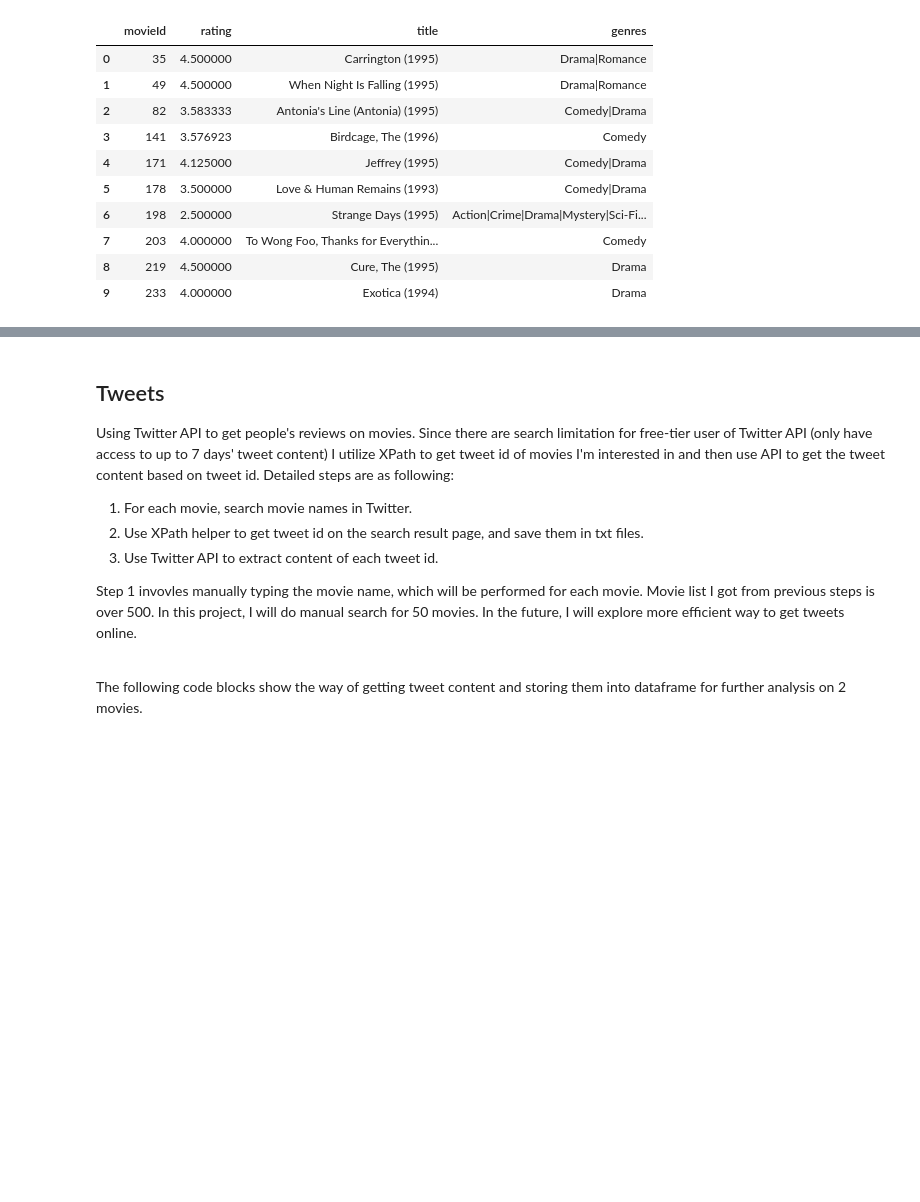
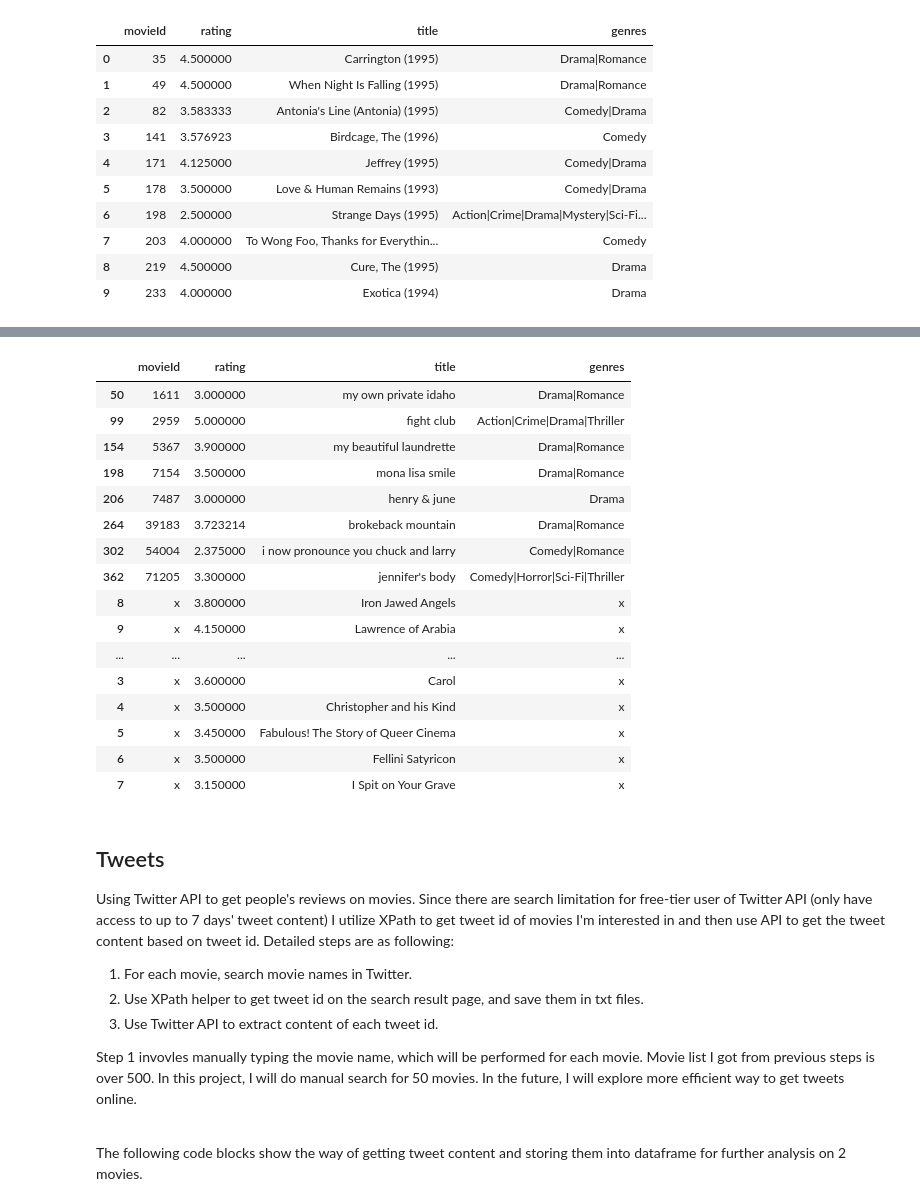
Before and after one commit to sayaaoi/Open.Data.Mashups.Project, a Jupyter notebook: Reproducible Data Compilation.ipynb, the cells around one changed output, grey strips where cells are left out. Cells and saved outputs as stored; diff of their text form; code cells hidden in the pictures; blank space fills up the shorter version.

Commit message:
average moving rating for selected movies

```diff
--- a/Reproducible Data Compilation.ipynb
+++ b/Reproducible Data Compilation.ipynb
@@ -400,0 +429,2 @@ moviename_rating.head(10)
+# %%
+moviename_rating['title'] = moviename_rating['title'].apply(lambda title:title[:-7].lower())
@@ -400,0 +434,9 @@ moviename_rating.head(10)
+# %%
+nameList = ['Anatomy of Hell','being julia', 'brokeback mountain','call me by your name','Carol','Christopher and his Kind',
+           'Fabulous! The Story of Queer Cinema','Fellini Satyricon','Fight Club','Henry & June','I Now Pronounce You Chuck and Larry',
+           'I Spit on Your Grave','Iron Jawed Angels',"Jennifer's Body",'Lawrence of Arabia','Merry Christmas, Mr. Lawrence',
+           "Miller's Crossing",'Mona Lisa Smile','My Beautiful Laundrette','My Own Private Idaho','Naked Vengeance',"Naomi and Ely's No Kiss List",
+           'Pink Narcissus','The Ballad of Josie','The Hunger Games- Mockingjay','The love witch','The Picture of Dorian Gray',
+           'The Wedding Banquet','Waiting for Guffman']
+nameList2 = [x.lower() for x in nameList]
+sampleName = moviename_rating[moviename_rating['title'].str.contains('|'.join(nameList2), na=False)]
@@ -400,0 +455,3 @@ moviename_rating.head(10)
+# %%
+# Add movie ratings for the rest of sample movies selected
+sampleName.loc[8] = ['x',2.25, 'anatomy of hell', 'x']
@@ -400,0 +464,17 @@ moviename_rating.head(10)
+# %%
+rating = {'Anatomy of Hell':2.25, 'being julia':3.5,'call me by your name':3.95,'Carol': 3.6,'Christopher and his Kind':3.5,
+         'Fabulous! The Story of Queer Cinema':3.45, 'Fellini Satyricon':3.5,
+           'I Spit on Your Grave':3.15,'Iron Jawed Angels':3.8,'Lawrence of Arabia':4.15,'Merry Christmas, Mr. Lawrence':3.65,
+           "Miller's Crossing":3.9,'Naked Vengeance':3.1,"Naomi and Ely's No Kiss List":2.8,
+           'Pink Narcissus':3.35,'The Ballad of Josie':2.9,'The Hunger Games- Mockingjay':3.35,'The love witch':3.1,
+           'The Picture of Dorian Gray':3.8,'The Wedding Banquet':3.85,'Waiting for Guffman':3.8 }
+
+temp_name = ['Anatomy of Hell','being julia', 'call me by your name','Carol','Christopher and his Kind',
+           'Fabulous! The Story of Queer Cinema','Fellini Satyricon',
+           'I Spit on Your Grave','Iron Jawed Angels','Lawrence of Arabia','Merry Christmas, Mr. Lawrence',
+           "Miller's Crossing",'Naked Vengeance',"Naomi and Ely's No Kiss List",
+           'Pink Narcissus','The Ballad of Josie','The Hunger Games- Mockingjay','The love witch','The Picture of Dorian Gray',
+           'The Wedding Banquet','Waiting for Guffman']
+
+for i in range(21):
+    sampleName.loc[i] = ['x',rating[temp_name[i]], temp_name[i], 'x']
@@ -401,3 +491,23 @@ moviename_rating.head(10)
+# %%
+sampleName
+# %% [output]
+|  | movieId | rating | title | genres |
+| 50 | 1611 | 3.000000 | my own private idaho | Drama|Romance |
+| 99 | 2959 | 5.000000 | fight club | Action|Crime|Drama|Thriller |
+| 154 | 5367 | 3.900000 | my beautiful laundrette | Drama|Romance |
+| 198 | 7154 | 3.500000 | mona lisa smile | Drama|Romance |
+| 206 | 7487 | 3.000000 | henry & june | Drama |
+| 264 | 39183 | 3.723214 | brokeback mountain | Drama|Romance |
+| 302 | 54004 | 2.375000 | i now pronounce you chuck and larry | Comedy|Romance |
+| 362 | 71205 | 3.300000 | jennifer's body | Comedy|Horror|Sci-Fi|Thriller |
+| 8 | x | 3.800000 | Iron Jawed Angels | x |
+| 9 | x | 4.150000 | Lawrence of Arabia | x |
+| ... | ... | ... | ... | ... |
+| 3 | x | 3.600000 | Carol | x |
+| 4 | x | 3.500000 | Christopher and his Kind | x |
+| 5 | x | 3.450000 | Fabulous! The Story of Queer Cinema | x |
+| 6 | x | 3.500000 | Fellini Satyricon | x |
+| 7 | x | 3.150000 | I Spit on Your Grave | x |
 # %% [markdown]
 ## Tweets
 Using Twitter API to get people's reviews on movies. Since there are search limitation for free-tier user of Twitter API (only have access to up to 7 days' tweet content) I utilize XPath to get tweet id of movies I'm interested in and then use API to get the tweet content based on tweet id. Detailed steps are as following:
```
Also changed, not shown: parts of 12 cells of this notebook.
